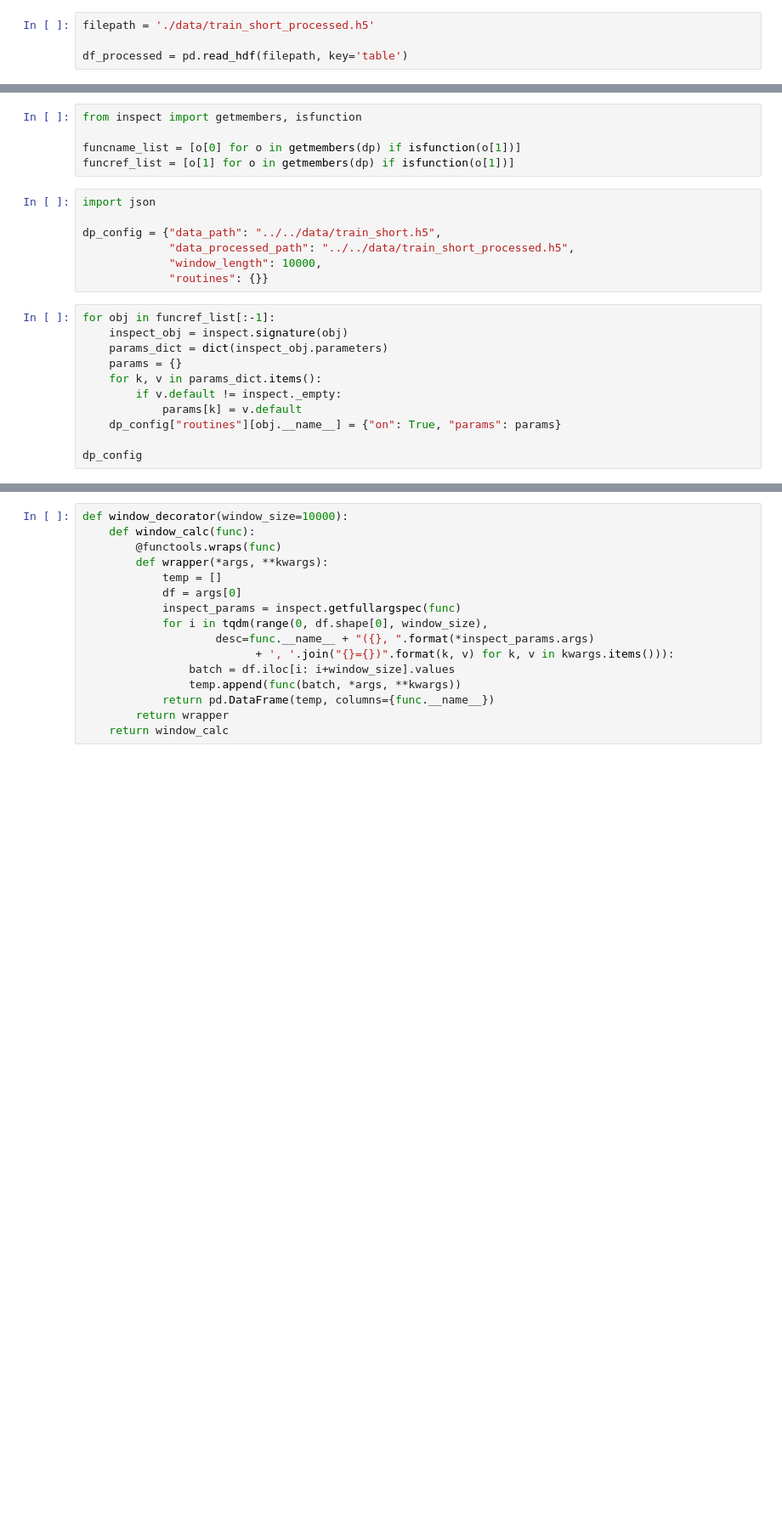
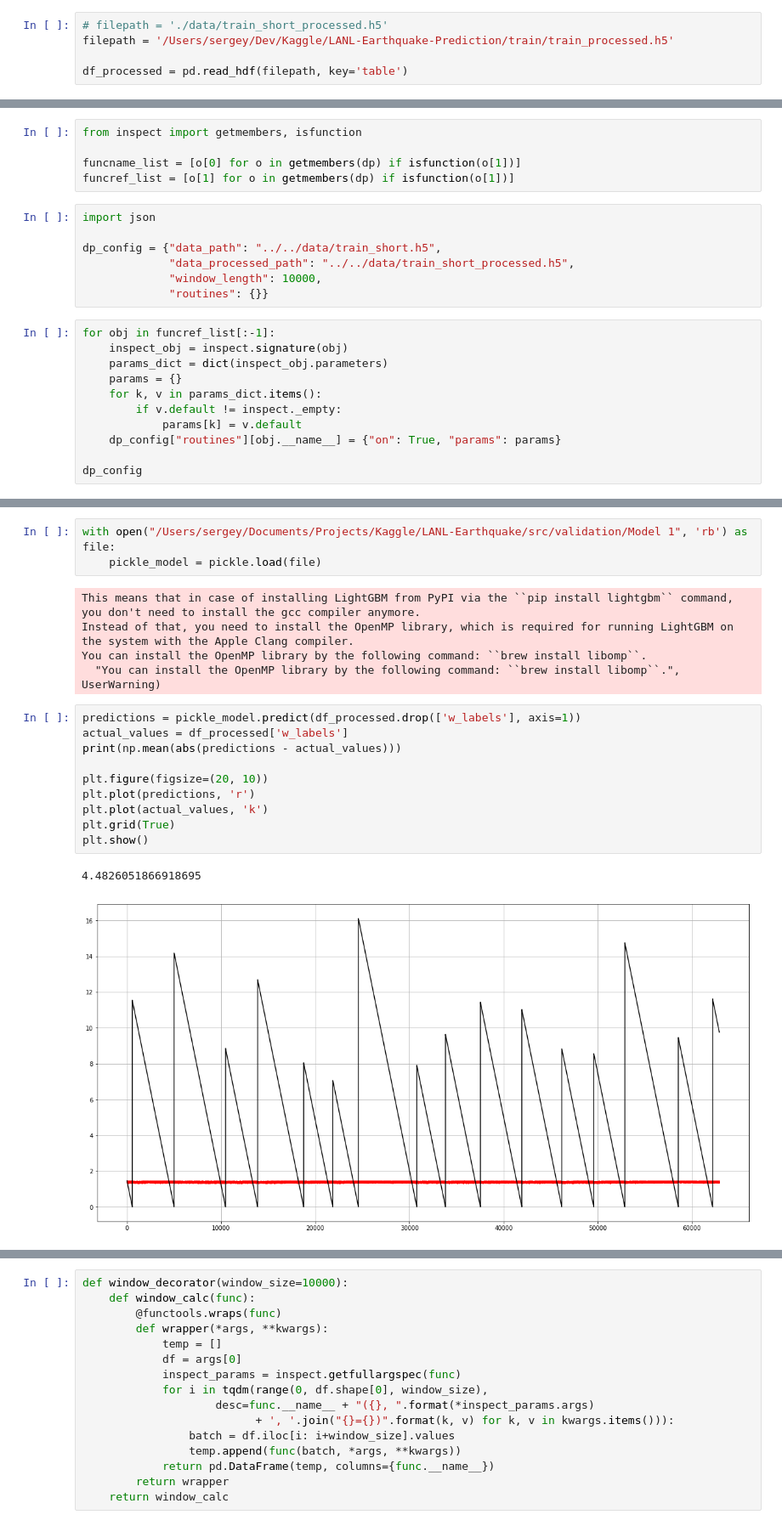
Before and after one commit to SIakovlev/LANL-Earthquake, a Jupyter notebook: Drafts.ipynb, the cells around one changed output, grey strips where cells are left out. Shown at 85% size. Drawn from its saved outputs; the diff is of its cells as text; blank space fills up the shorter version.

Commit message:
SI: testing model training. The result is bad

```diff
--- a/Drafts.ipynb
+++ b/Drafts.ipynb
@@ -30,6 +32,7 @@ filepath = '/Users/sergey/Dev/Kaggle/LANL-Earthquake-Prediction/train/train_shor
 
 df = pd.read_hdf(filepath, key='table')
 # %%
-filepath = './data/train_short_processed.h5'
+# filepath = './data/train_short_processed.h5'
+filepath = '/Users/sergey/Dev/Kaggle/LANL-Earthquake-Prediction/train/train_processed.h5'
 
 df_processed = pd.read_hdf(filepath, key='table')
@@ -71,0 +73,21 @@ desc
+# %%
+with open("/Users/sergey/Documents/Projects/Kaggle/LANL-Earthquake/src/validation/Model 1", 'rb') as file:
+    pickle_model = pickle.load(file)
+# %% [output]
+This means that in case of installing LightGBM from PyPI via the ``pip install lightgbm`` command, you don't need to install the gcc compiler anymore.
+Instead of that, you need to install the OpenMP library, which is required for running LightGBM on the system with the Apple Clang compiler.
+You can install the OpenMP library by the following command: ``brew install libomp``.
+  "You can install the OpenMP library by the following command: ``brew install libomp``.", UserWarning)
+# %%
+predictions = pickle_model.predict(df_processed.drop(['w_labels'], axis=1))
+actual_values = df_processed['w_labels']
+print(np.mean(abs(predictions - actual_values)))
+
+plt.figure(figsize=(20, 10))
+plt.plot(predictions, 'r')
+plt.plot(actual_values, 'k')
+plt.grid(True)
+plt.show()
+# %% [output]
+4.4826051866918695
+[figure, added]
```
Also changed, not shown: parts of 15 cells of this notebook, 10 other files.
